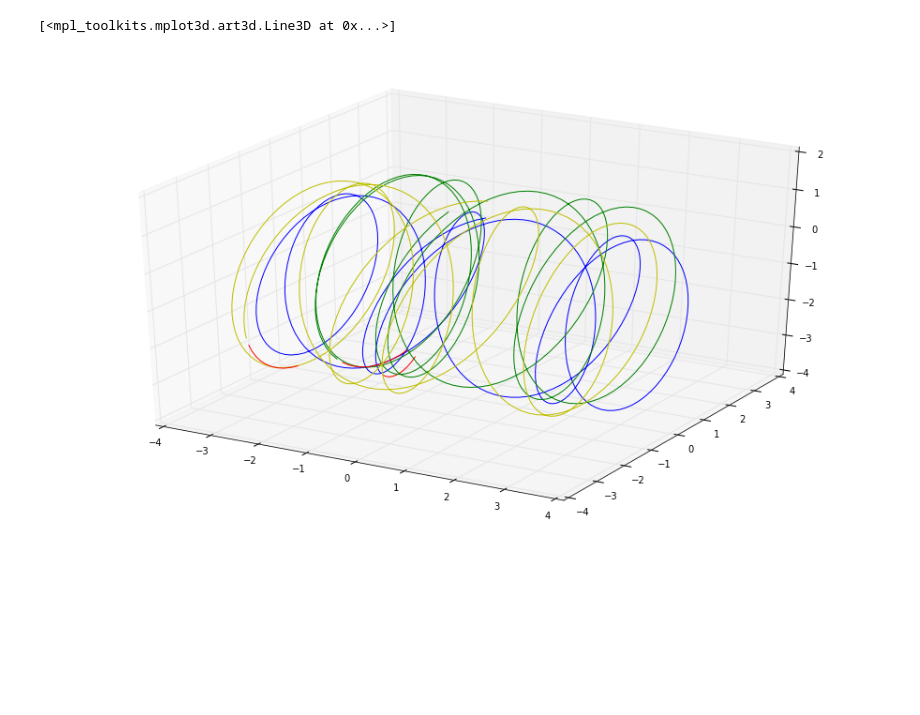
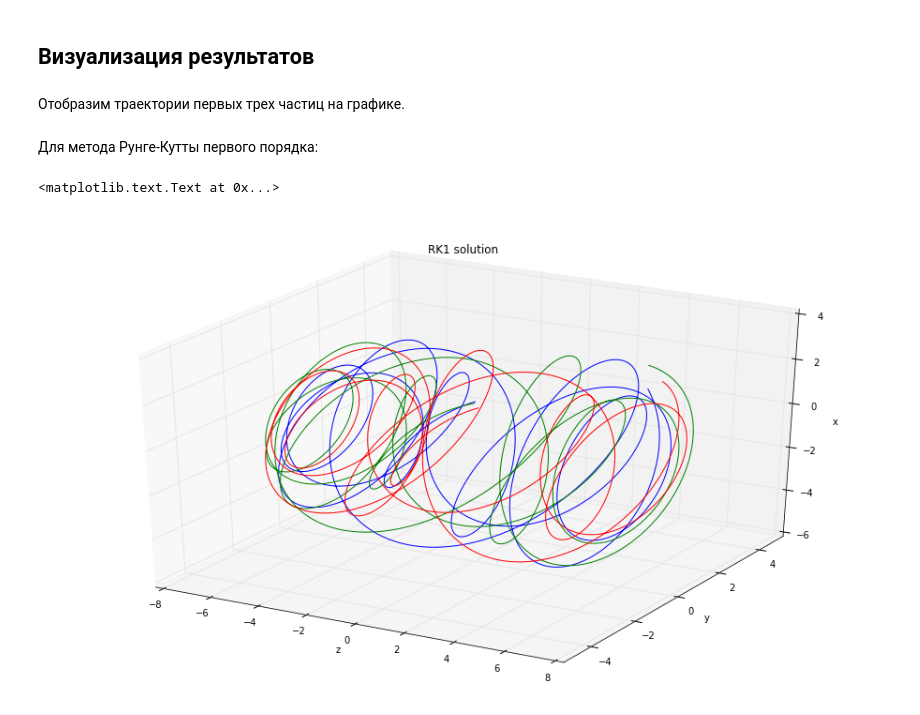
Before and after one commit to aksholokhov/mipt-compmath2016, a Jupyter notebook: Coursach.ipynb, the cells around one changed output. Drawn from its saved outputs; the diff is of its cells as text; code cells hidden in the pictures; blank space fills up the shorter version.

```diff
--- a/Coursach.ipynb
+++ b/Coursach.ipynb
@@ -39,6 +82,9 @@ def f6(xn, yn, zn, vxn, vyn, vzn):
 
 F = [f1, f2, f3, f4, f5, f6]
 
+def rk1(yn):
+    return yn + h*array([f(*yn) for f in F])
+
 def rk4(yn):
     k1 = array([f(*yn) for f in F])
     k2 = array([f(*(yn+h/2.*k1)) for f in F])
@@ -58,4 +103,4 @@ def getParticleTraectory(N_iter, initial_point, h):
 # %%
-random_factor = 0.3
-num_particles = 5
+random_factor = 0.1
+num_particles = 20
 particles = [array([x0, y0, z0, vx0, vy0, vz0])+randn(6)*random_factor for _ in range(num_particles)]
@@ -62,24 +109,27 @@ particles = [array([x0, y0, z0, vx0, vy0, vz0])+randn(6)*random_factor for _ in
 # %%
-N_iter = 400
-h = 0.2
-red_part = 10
+N_iter = 2000
+h = 0.05
 
-traectories = [getParticleTraectory(N_iter, point, h) for point in particles]
+traectories_rk1 = [getParticleTraectory(rk1, N_iter, point, h) for point in particles]
+traectories_rk4 = [getParticleTraectory(rk4, N_iter, point, h) for point in particles]
-# %%
-data = traectories[0]
-fig = plt.figure(figsize=(16, 9))
-ax = fig.add_subplot(111, projection='3d')
-ax.plot(xs=data[2][:-red_part], ys=data[1][:-red_part], zs=data[0][:-red_part], c='b')
-ax.plot(xs=data[2][-red_part:], ys=data[1][-red_part:], zs=data[0][-red_part:], c='r')
-
-data = traectories[1]
-ax.plot(xs=data[2][:-red_part], ys=data[1][:-red_part], zs=data[0][:-red_part], c='g')
-ax.plot(xs=data[2][-red_part:], ys=data[1][-red_part:], zs=data[0][-red_part:], c='r')
-
-
-data = traectories[2]
-ax.plot(xs=data[2][:-red_part], ys=data[1][:-red_part], zs=data[0][:-red_part], c='y')
-ax.plot(xs=data[2][-red_part:], ys=data[1][-red_part:], zs=data[0][-red_part:], c='r')
-# %% [output]
-[<mpl_toolkits.mplot3d.art3d.Line3D at 0x...>]
-[figure, removed]
+# %% [markdown]
+## Визуализация результатов
+# %% [markdown]
+Отобразим траектории первых трех частиц на графике.
+# %% [markdown]
+Для метода Рунге-Кутты первого порядка:
+# %%
+fig = plt.figure(figsize=(16, 9))
+ax = fig.add_subplot(111, projection='3d')
+
+for data in traectories_rk1[:3]:
+    ax.plot(xs=data[2], ys=data[1], zs=data[0])
+
+ax.set_xlabel("z")
+ax.set_ylabel("y")
+ax.set_zlabel("x")
+
+ax.set_title("RK1 solution")
+# %% [output]
+<matplotlib.text.Text at 0x...>
+[figure, added]
```
Also changed, not shown: parts of 32 cells of this notebook.
